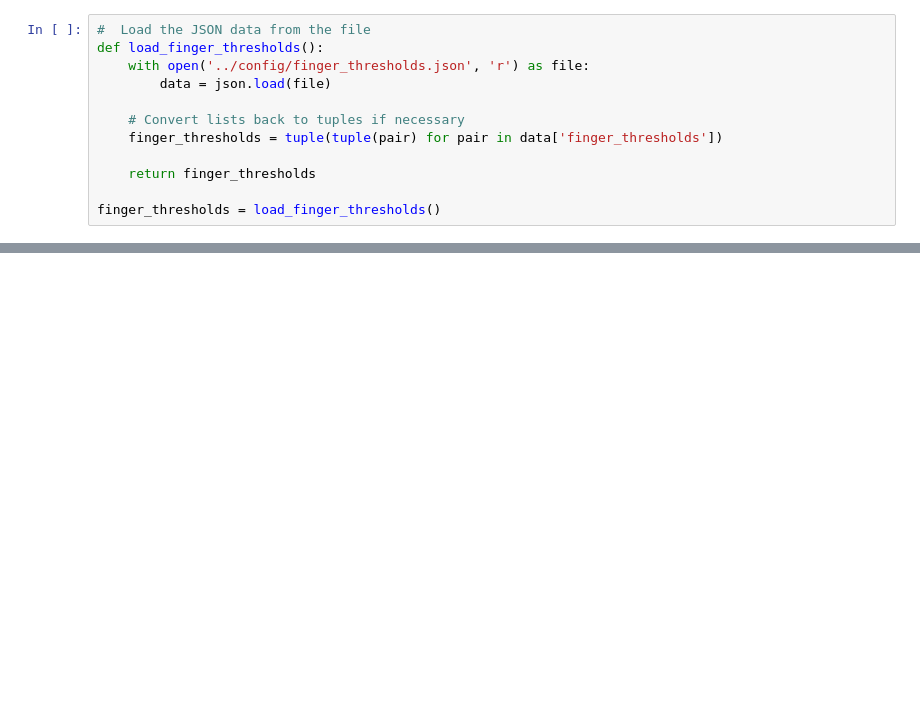
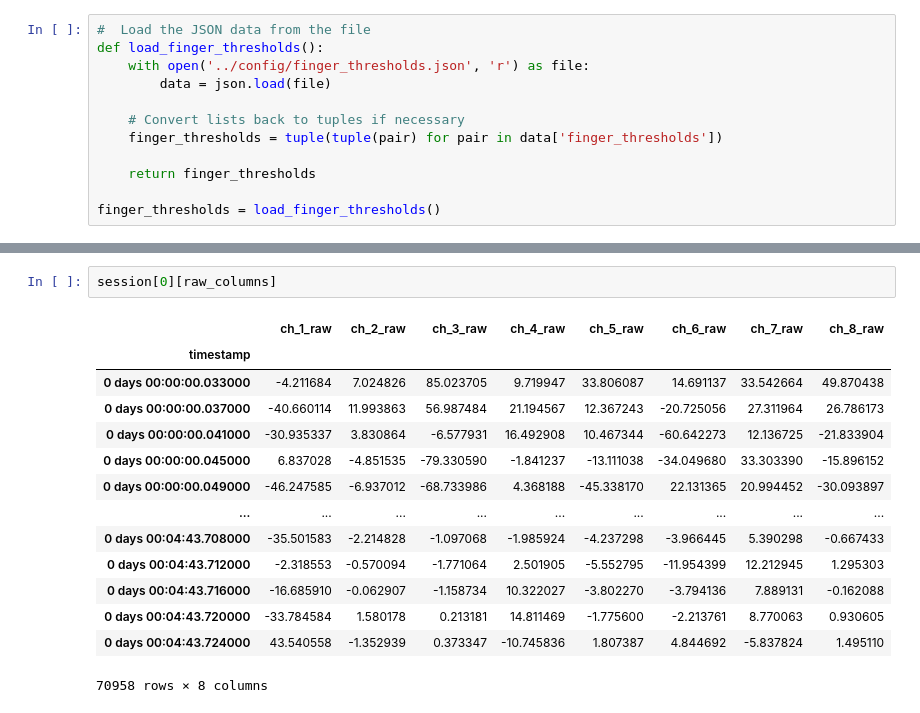
Before and after one commit to SjDuque/EEG-EMG-Hands, a Jupyter notebook: src/data_process.ipynb, the cells around one changed output, grey strips where cells are left out. Cells and saved outputs as stored; diff of their text form; blank space fills up the shorter version.

```diff
--- a/src/data_process.ipynb
+++ b/src/data_process.ipynb
@@ -114,0 +120,17 @@ Loaded data_1734923549.csv
+# %%
+session[0][raw_columns]
+# %% [output]
+|  | ch_1_raw | ch_2_raw | ch_3_raw | ch_4_raw | ch_5_raw | ch_6_raw | ch_7_raw | ch_8_raw |
+| timestamp |  |  |  |  |  |  |  |  |
+| 0 days 00:00:00.033000 | -4.211684 | 7.024826 | 85.023705 | 9.719947 | 33.806087 | 14.691137 | 33.542664 | 49.870438 |
+| 0 days 00:00:00.037000 | -40.660114 | 11.993863 | 56.987484 | 21.194567 | 12.367243 | -20.725056 | 27.311964 | 26.786173 |
+| 0 days 00:00:00.041000 | -30.935337 | 3.830864 | -6.577931 | 16.492908 | 10.467344 | -60.642273 | 12.136725 | -21.833904 |
+| 0 days 00:00:00.045000 | 6.837028 | -4.851535 | -79.330590 | -1.841237 | -13.111038 | -34.049680 | 33.303390 | -15.896152 |
+| 0 days 00:00:00.049000 | -46.247585 | -6.937012 | -68.733986 | 4.368188 | -45.338170 | 22.131365 | 20.994452 | -30.093897 |
+| ... | ... | ... | ... | ... | ... | ... | ... | ... |
+| 0 days 00:04:43.708000 | -35.501583 | -2.214828 | -1.097068 | -1.985924 | -4.237298 | -3.966445 | 5.390298 | -0.667433 |
+| 0 days 00:04:43.712000 | -2.318553 | -0.570094 | -1.771064 | 2.501905 | -5.552795 | -11.954399 | 12.212945 | 1.295303 |
+| 0 days 00:04:43.716000 | -16.685910 | -0.062907 | -1.158734 | 10.322027 | -3.802270 | -3.794136 | 7.889131 | -0.162088 |
+| 0 days 00:04:43.720000 | -33.784584 | 1.580178 | 0.213181 | 14.811469 | -1.775600 | -2.213761 | 8.770063 | 0.930605 |
+| 0 days 00:04:43.724000 | 43.540558 | -1.352939 | 0.373347 | -10.745836 | 1.807387 | 4.844692 | -5.837824 | 1.495110 |
+70958 rows × 8 columns
```
Also changed, not shown: parts of 4 cells of this notebook, 2 other files.
